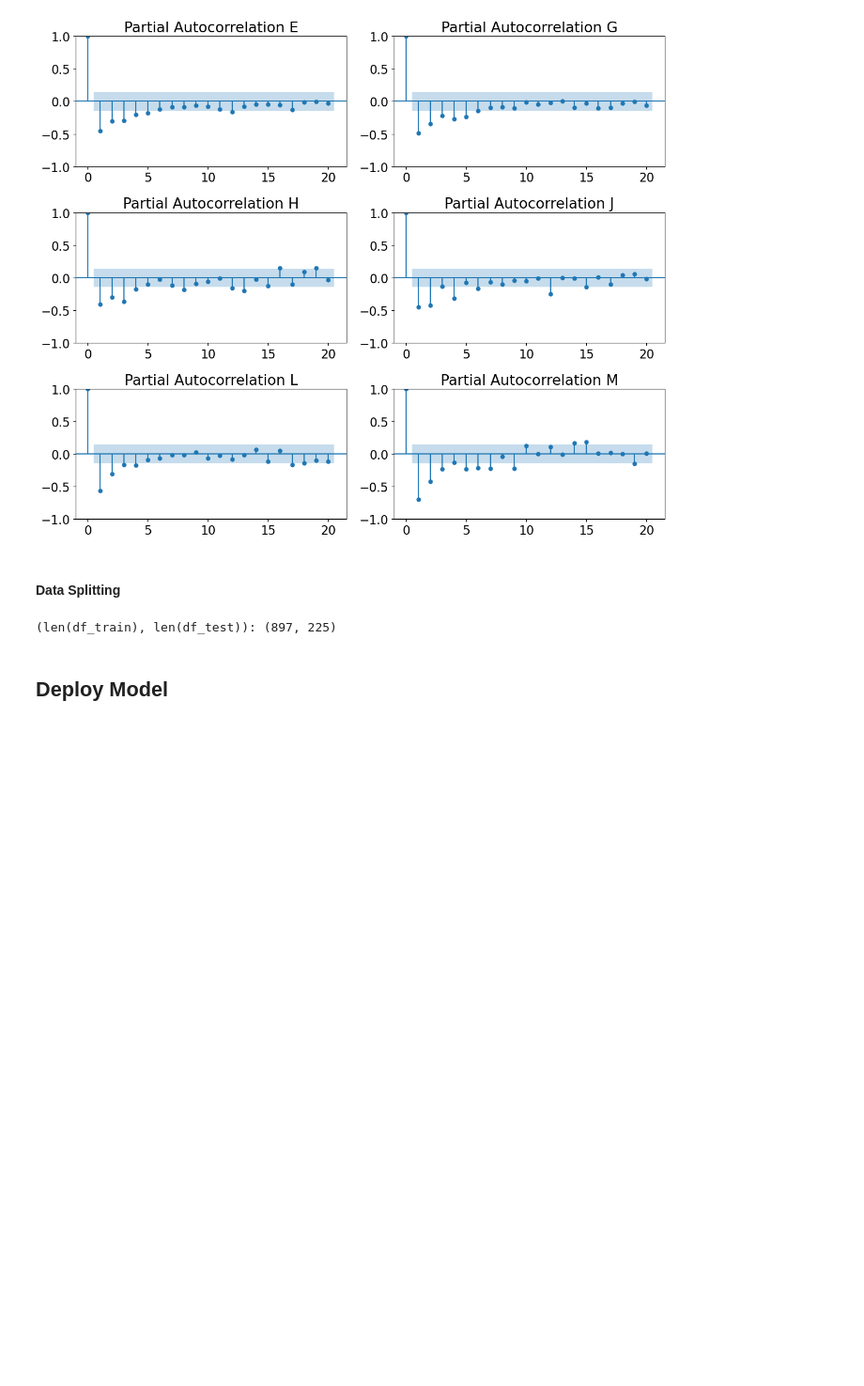
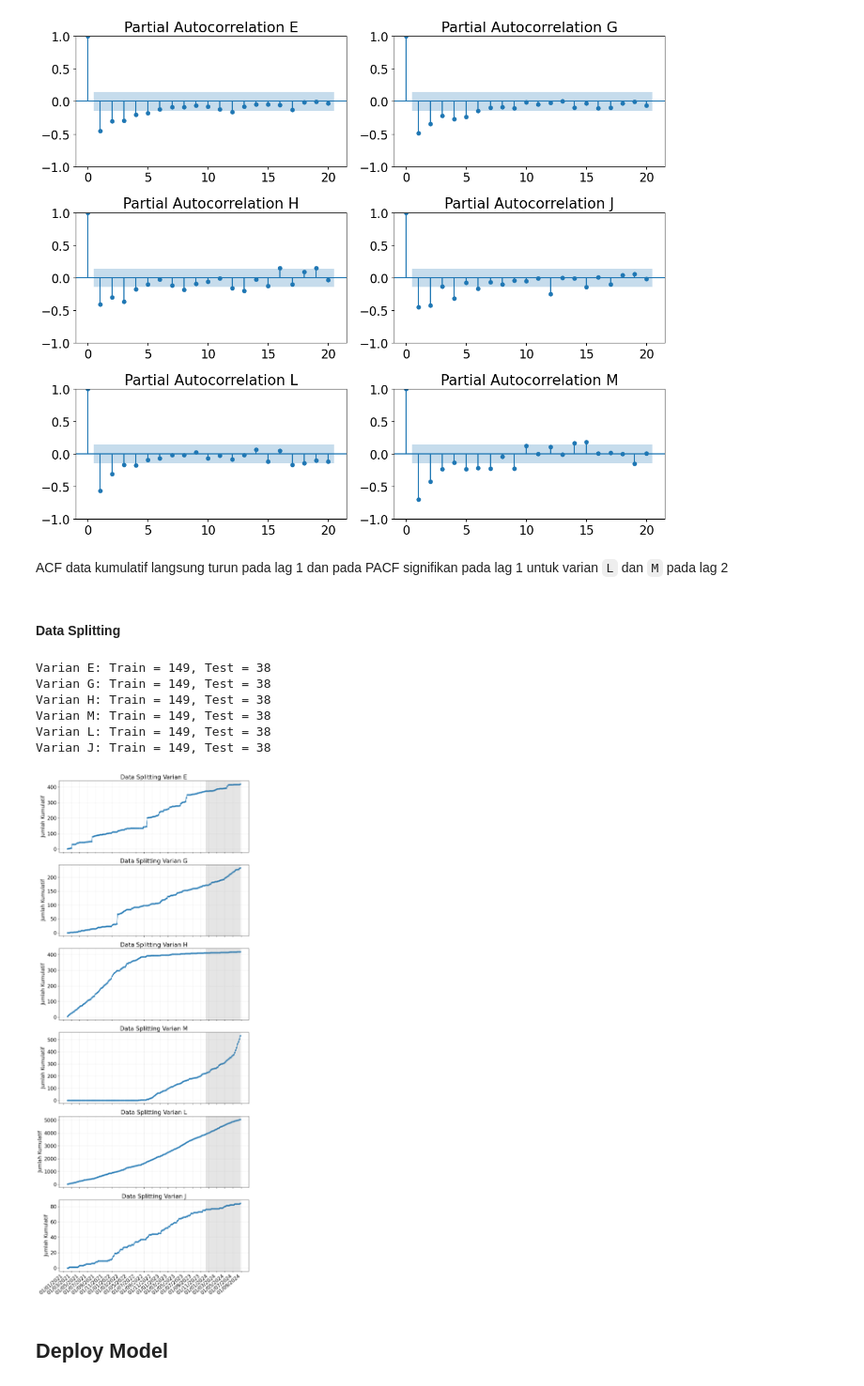
Before and after one commit to anajesset/tugas-akhirr, a Jupyter notebook: exploration_02.ipynb, the cells around one changed output. Shown at 94% size. Saved outputs shown, nothing was run; the diff lists cells and outputs as text; code cells hidden in the pictures; blank space fills up the shorter version.

```diff
--- a/exploration_02.ipynb
+++ b/exploration_02.ipynb
@@ -961,16 +941,65 @@ plt.tight_layout()
 plt.show()
 # %% [output]
 [figure]
+# %% [markdown]
+ACF data kumulatif langsung turun pada lag 1 dan pada PACF signifikan pada lag 1 untuk varian `L` dan `M` pada lag 2
 # %% [markdown]
 #### Data Splitting
-# %%
-split_idx = int(0.8 * len(df_weekly_varian_cum_diff))
-df_train = df_weekly_varian_cum_diff.iloc[:split_idx].copy()
-df_test = df_weekly_varian_cum_diff.iloc[split_idx:].copy()
-
-print(f"(len(df_train), len(df_test)): ({len(df_train)}, {len(df_test)})")
-# %% [output]
-(len(df_train), len(df_test)): (897, 225)
+# %%
+df_weekly_varian_cum_diff["Sales"] = df_weekly_varian_cum_diff["Sales"].fillna(0)
+
+train_data = {}
+test_data = {}
+
+for varian in df_weekly_varian_cum_diff["Varian"].unique():
+    df_varian = df_weekly_varian_cum_diff[df_weekly_varian_cum_diff["Varian"] == varian]
+
+    split_idx = int(0.8 * len(df_varian))
+    train_data[varian] = df_varian.iloc[:split_idx].copy()
+    test_data[varian] = df_varian.iloc[split_idx:].copy()
+
+for varian in train_data.keys():
+    print(f"Varian {varian}: Train = {len(train_data[varian])}, Test = {len(test_data[varian])}")
+# %% [output]
+Varian E: Train = 149, Test = 38
+Varian G: Train = 149, Test = 38
+Varian H: Train = 149, Test = 38
+Varian M: Train = 149, Test = 38
+Varian L: Train = 149, Test = 38
+Varian J: Train = 149, Test = 38
+# %%
+fig, axes = plt.subplots(nrows=len(train_data), figsize=(10, 4 * len(train_data)), sharex=True)
+
+if len(train_data) == 1:
+    axes = [axes]
+
+for ax, (varian, df_train) in zip(axes, train_data.items()):
+    df_test = test_data[varian]
+    df_varian = df_weekly_varian_cum[df_weekly_varian_cum["Varian"] == varian]
+
+    ax.plot(df_varian["Date"], df_varian["Sales"], color="tab:blue")
+    ax.scatter(df_varian["Date"], df_varian["Sales"], marker="o", s=15, color="tab:blue")
+
+    # area test data
+    ax.axvspan(df_test["Date"].iloc[0], df_test["Date"].iloc[-1],
+                color="#808080", alpha=0.2)
+
+    ax.set_ylabel("Jumlah Kumulatif")
+    ax.set_title(f"Data Splitting Varian {varian}")
+    ax.grid("on")
+
+    formatter = mdates.DateFormatter("%d/%m/%Y")
+    locator = mdates.MonthLocator(bymonthday=1, bymonth=range(1, 13, 2))
+    ax.xaxis.set_major_formatter(formatter)
+    ax.xaxis.set_major_locator(locator)
+
+plt.setp(axes[-1].xaxis.get_majorticklabels(),
+        rotation=40, ha="right")
+
+plt.tight_layout()
+plt.show()
+# %% [output]
+[figure, added]
 # %% [markdown]
 ## Deploy Model
 # %% [markdown]
```
Also changed, not shown: parts of 20 cells of this notebook, 3 other files.
